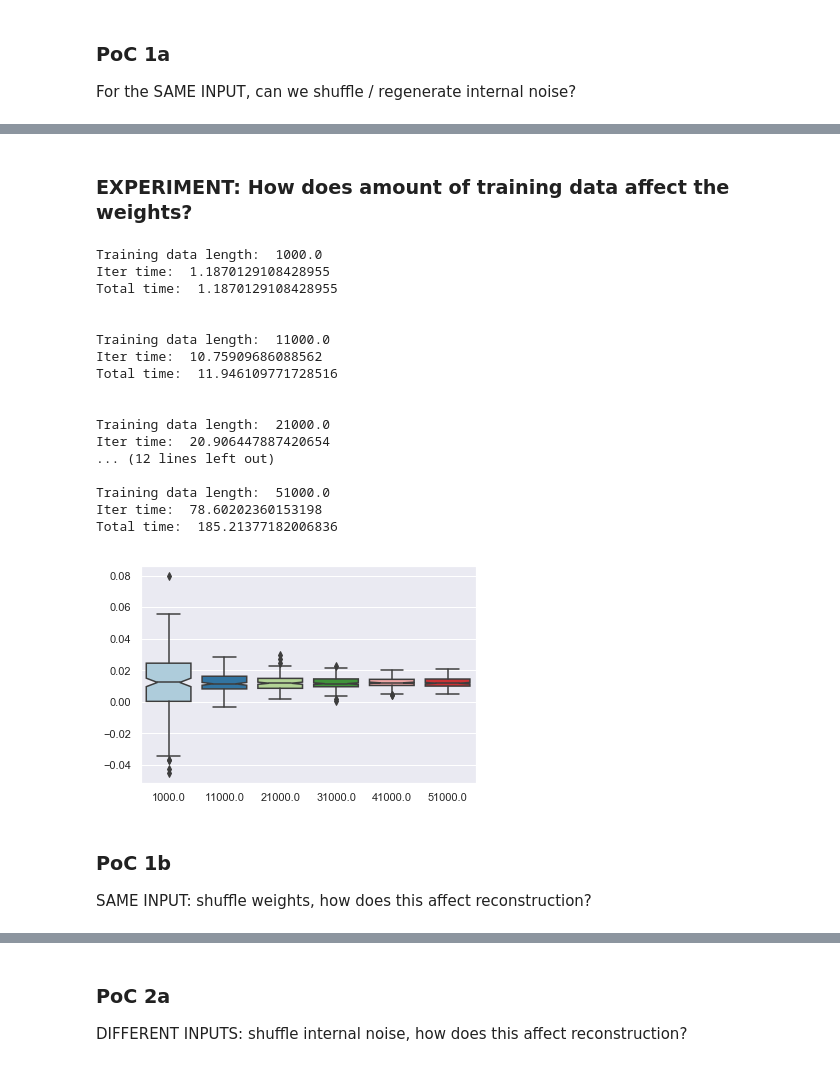
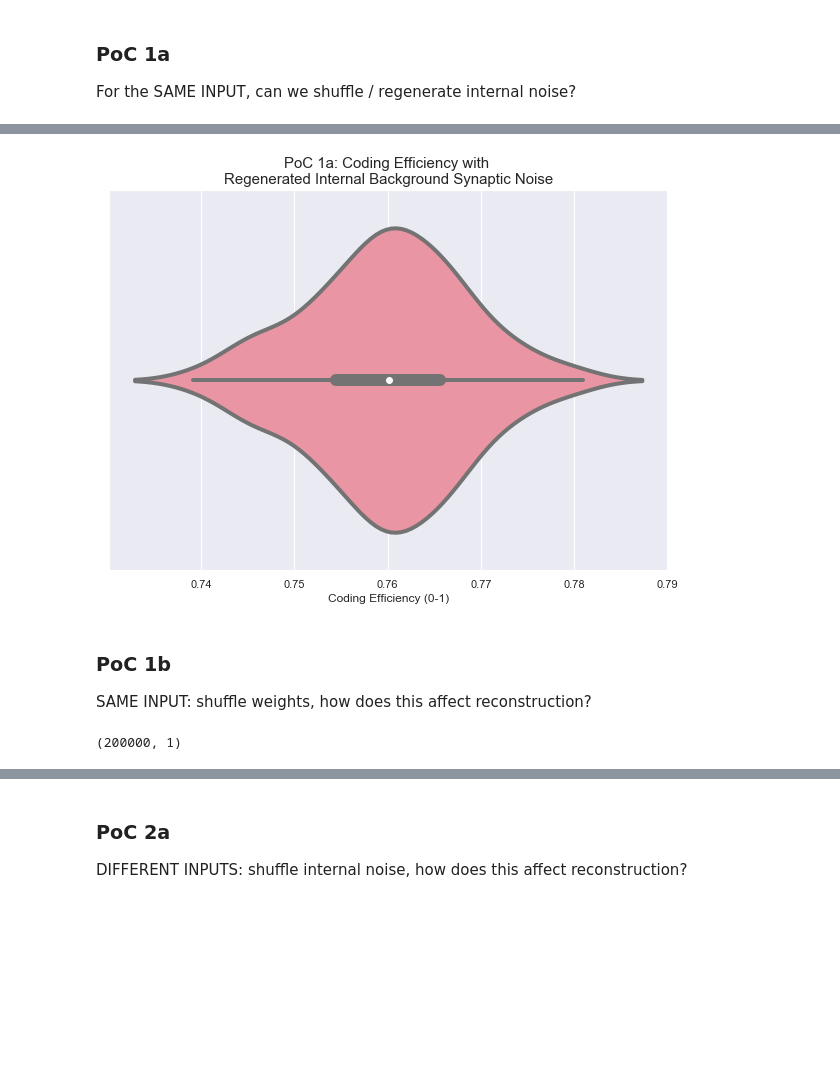
Before and after one commit to nsbspl/async-spike-propagation, a Jupyter notebook: main.ipynb, the cells around one changed output, grey strips where cells are left out. Cells and saved outputs as stored; diff of their text form; code cells hidden in the pictures; blank space fills up the shorter version.

```diff
--- a/main.ipynb
+++ b/main.ipynb
@@ -119,53 +121,14 @@ plt.show()
-# %% [markdown]
-### EXPERIMENT: How does amount of training data affect the weights?
-# %%
-import time
-
-start_time = time.time()
-loop_time = start_time
-
-t_stop_var = 20.0e3
-
-weights_v_training_t = []
-training_ts = np.arange(1.0e3, 61.0e3, 10.0e3)
-
-for t_stop_var in training_ts:
-    # Slow Signal: INPUT
-    input_slow, _ = ouprocess_gaussian(50.0, dt, t_stop_var, 1)
-    i_inj = 16.0 + 6.0*input_slow
-    layer_var = Layer(NUM_NEURONS)
-    layer_var.train(i_inj=i_inj, exp_output=i_inj, dt=dt, t_stop=t_stop_var)
-
-    weights_v_training_t += [layer_var.W]
-
-    print("Training data length: ", t_stop_var)
-    print("Iter time: ", time.time() - loop_time)
-    print("Total time: ", time.time() - start_time)
-    print("\n")
-    loop_time = time.time()
-# %% [output]
-Training data length:  1000.0
-Iter time:  1.1870129108428955
-Total time:  1.1870129108428955
-
-
-Training data length:  11000.0
-Iter time:  10.75909686088562
-Total time:  11.946109771728516
-
-
-Training data length:  21000.0
-Iter time:  20.906447887420654
-... (12 lines left out)
-
-Training data length:  51000.0
-Iter time:  78.60202360153198
-Total time:  185.21377182006836
-# %%
-sns.boxplot(x=training_ts, y=weights_v_training_t, notch=True, sym="o", palette="Paired")
-plt.show()
-# %% [output]
-[figure, removed]
+# %%
+plt.figure(figsize=(10,7))
+
+sns.violinplot(efficiencies, linewidth=4, color=sns.xkcd_rgb["rose pink"])
+plt.title('PoC 1a: Coding Efficiency with \nRegenerated Internal Background Synaptic Noise', fontsize=15)
+plt.xlabel('Coding Efficiency (0-1)')
+
+plt.show()
+# plt.savefig(load_poc_1a_file + ".png")
+# %% [output]
+[figure, added]
 # %% [markdown]
 ### PoC 1b
 SAME INPUT: shuffle weights, how does this affect reconstruction?
@@ -175 +141,5 @@ load_poc1b_file = "poc1b__neurons=200__trials=100__input=tau_50_same"
+# %%
+layer.train_input.shape
+# %% [output]
+(200000, 1)
 # %%
```
Also changed, not shown: parts of 21 cells of this notebook, 2 other files.
